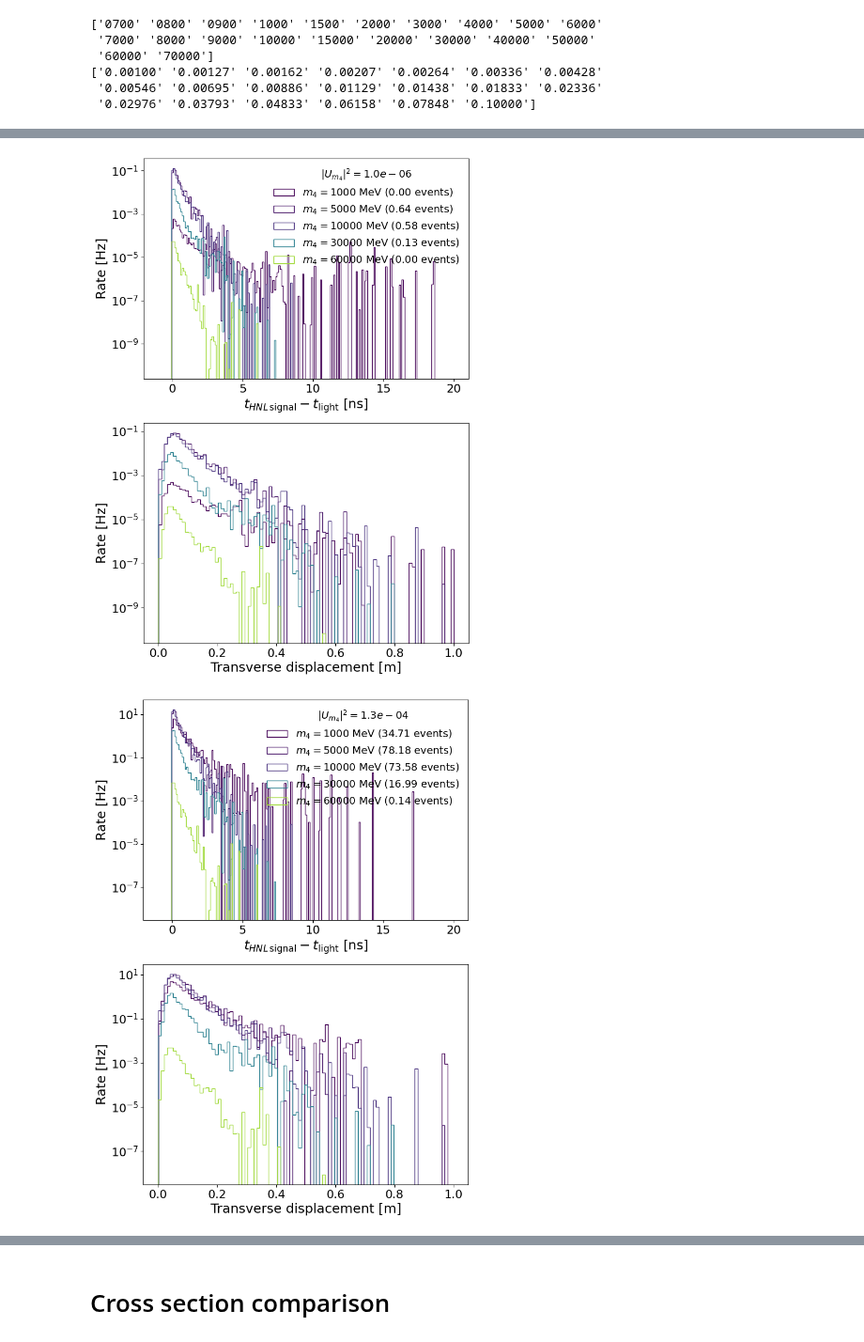
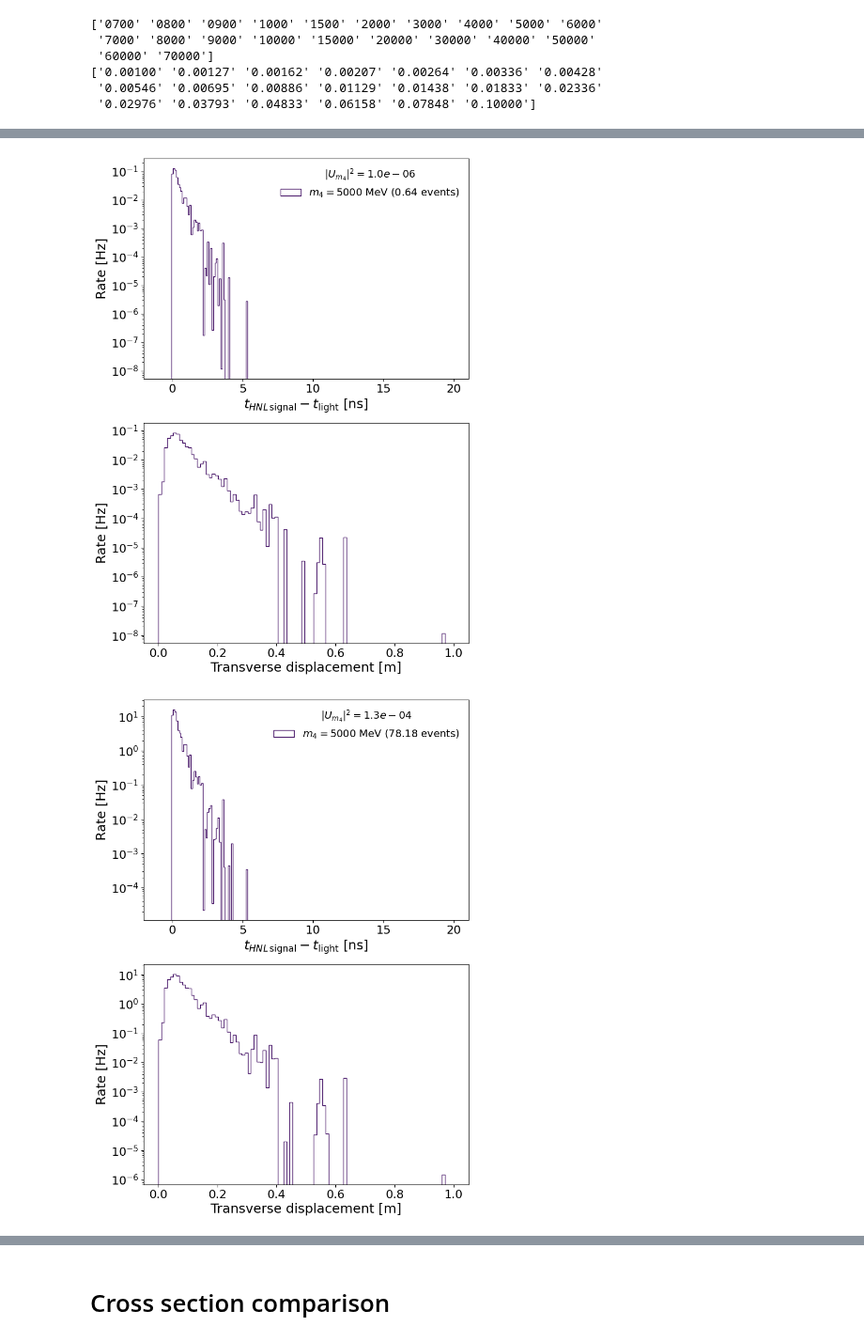
Before and after one commit to nickkamp1/Lake_Geneva_Neutrinos, a Jupyter notebook: SIREN_HNLAnalysis.ipynb, the cells around one changed output, grey strips where cells are left out. Shown at 94% size. Saved outputs shown, nothing was run; the diff lists cells and outputs as text; code cells hidden in the pictures.

```diff
--- a/SIREN_HNLAnalysis.ipynb
+++ b/SIREN_HNLAnalysis.ipynb
@@ -39,9 +39,11 @@ print(groups)
 defaultdict(<class 'list'>, {('1500', '0.00695'): ['Data/SIREN/Output/SINE_CMS_West/HNLs/SIBYLL_light_-14_NC_m4_1500_Um4_0.00695.parquet', 'Data/SIREN/Output/SINE_CMS_West/HNLs/SIBYLL_charm_14_NC_m4_1 ...
 # %%
 # Compute sum for each group
-deltaT_cut = 1
+deltaT_cut = 1 # ns
+transverseDisp_cut = 0.1 # m
 dimuon_rate = {}
 delayed_rate = {}
+displaced_rate = {}
 muon_rate = {}
 full_HNL_sim = {}
 for i,((m4, Um4), files) in enumerate(groups.items()):
@@ -50,6 +52,7 @@ for i,((m4, Um4), files) in enumerate(groups.items()):
     print("Processing group %d out of %d"%(i,len(groups)),end='\r')
     dimuon_total = 0.0
     delayed_total = 0.0
+    displaced_total = 0.0
     muon_total = 0.0
     full_HNL_sim[(m4,Um4)] = ak.Array([])
     for f in files:
@@ -66,6 +69,19 @@ for i,((m4, Um4), files) in enumerate(groups.items()):
                 mask = data[f"muon0_panel{panel}_hit_mask"]==1
                 panel_transverse_disp[mask] = np.array(data[f"muon0_panel{panel}_int_locations"][mask])[:,1,:2] - np.array(data[f"muon0_panel{panel}_int_locations"][mask])[:,0,:2]
                 data[f"muon0_panel{panel}_transverse_disp"] = panel_transverse_disp
+            maxDeltaX = np.max(
+                np.array([data.muon0_panel1_transverse_disp,
+                          data.muon0_panel2_transverse_disp,
+                          data.muon0_panel3_transverse_disp])[:,:,0],
+                axis=0
+            )
+            maxDeltaY = np.max(
+                np.array([data.muon0_panel1_transverse_disp,
+                          data.muon0_panel2_transverse_disp,
+                          data.muon0_panel3_transverse_disp])[:,:,1],
+                axis=0
+            )
+            data["max_transverseDisp"] = np.sqrt(maxDeltaX**2 + maxDeltaY**2)
 
         except:
             print("Broke on %s"%f)
@@ -76,12 +92,15 @@ for i,((m4, Um4), files) in enumerate(groups.items()):
         weights *= survival_prob # account for HNL survival prob
         dimuon_mask = np.array(data["hit_mask_dimuon_survival"])
         delay_mask = np.array(data["max_deltaT"]>deltaT_cut)
+        displaced_mask = np.array(data["max_transverseDisp"]>transverseDisp_cut)
         dimuon_total += np.sum(weights * dimuon_mask)
         delayed_total += np.sum(weights * delay_mask)
+        displaced_total += np.sum(weights * displaced_mask)
         muon_total += np.sum(weights)
         full_HNL_sim[(m4,Um4)] = ak.concatenate([full_HNL_sim[(m4,Um4)], data])
     dimuon_rate[(m4, Um4)] = dimuon_total
     delayed_rate[(m4, Um4)] = delayed_total
+    displaced_rate[(m4, Um4)] = displaced_total
     muon_rate[(m4, Um4)] = muon_total
 # %% [output]
 Broke on Data/SIREN/Output/SINE_CMS_West/HNLs/SIBYLL_charm_-14_NC_m4_60000_Um4_0.01129.parquet
@@ -145,46 +126,34 @@ for Um4 in ["0.00100","0.01129","0.10000"]:
     fig,ax = plt.subplots(2,1,figsize=(8,12))
      # Create colormap
     cmap = cm.get_cmap('viridis')  # You can use 'plasma', 'inferno', 'coolwarm', etc.
     norm = mcolors.Normalize(vmin=float(m4_strings[0]), vmax=float(m4_strings[-1]))
-    for m4 in ["1000","5000","10000","30000","60000"]:
+    for m4 in ["5000"]:
         k = (m4,Um4)
         color = cmap(norm(float(m4)))
         #HNL_dist = np.linalg.norm(full_HNL_sim[k].vertex[:,1] - full_HNL_sim[k].vertex[:,0],axis=1)
         survival_prob = np.array(np.prod(full_HNL_sim[k].survival_probs,axis=-1))
         ax[0].hist(np.array(full_HNL_sim[k]["max_deltaT"]),
                      weights=np.array(full_HNL_sim[k]["weights"])*survival_prob,
                      bins=np.linspace(-1,20,200),
                      histtype="step",
                      label=r"$m_4=%s$ MeV (%1.2f events)"%(m4,sum(full_HNL_sim[k]["weights"])),
                      color=color
                      )
-        maxDeltaX = np.max(
-            np.array([full_HNL_sim[k].muon0_panel1_transverse_disp,
-                    full_HNL_sim[k].muon0_panel2_transverse_disp,
-                    full_HNL_sim[k].muon0_panel3_transverse_disp])[:,:,0],
-            axis=0
-            )
-        maxDeltaY = np.max(
-            np.array([full_HNL_sim[k].muon0_panel1_transverse_disp,
-                    full_HNL_sim[k].muon0_panel2_transverse_disp,
-                    full_HNL_sim[k].muon0_panel3_transverse_disp])[:,:,1],
-            axis=0
-            )
-        ax[1].hist(np.sqrt(maxDeltaX**2 + maxDeltaY**2),
+        ax[1].hist(np.array(full_HNL_sim[k]["max_transverseDisp"]),
                    weights=np.array(full_HNL_sim[k]["weights"])*survival_prob,
                    bins=np.linspace(0,1,100),
                    histtype="step",
                    color=color,
                    label=r"$m_4=%s$ MeV (%1.2f events)"%(m4,sum(full_HNL_sim[k]["weights"])))
     ax[0].set_xlabel(r"$t_{HNL \,{\rm signal}} - t_{\rm light}$ [ns]")
     ax[0].set_ylabel("Rate [Hz]")
     ax[0].legend(loc="upper right",fontsize=14,title=r"$|U_{m_4}|^2=%1.1e$"%(float(Um4)**2))
     ax[0].set_yscale("log")
     ax[1].set_xlabel(r"Transverse displacement [m]")
     ax[1].set_ylabel("Rate [Hz]")
     ax[1].set_yscale("log")
     plt.show()
     plt.close(fig)
 # %% [output]
-[figure, old version]
+[figure, new version]
-[figure, old version]
+[figure, new version]
```
Also changed, not shown: parts of 10 cells of this notebook.
